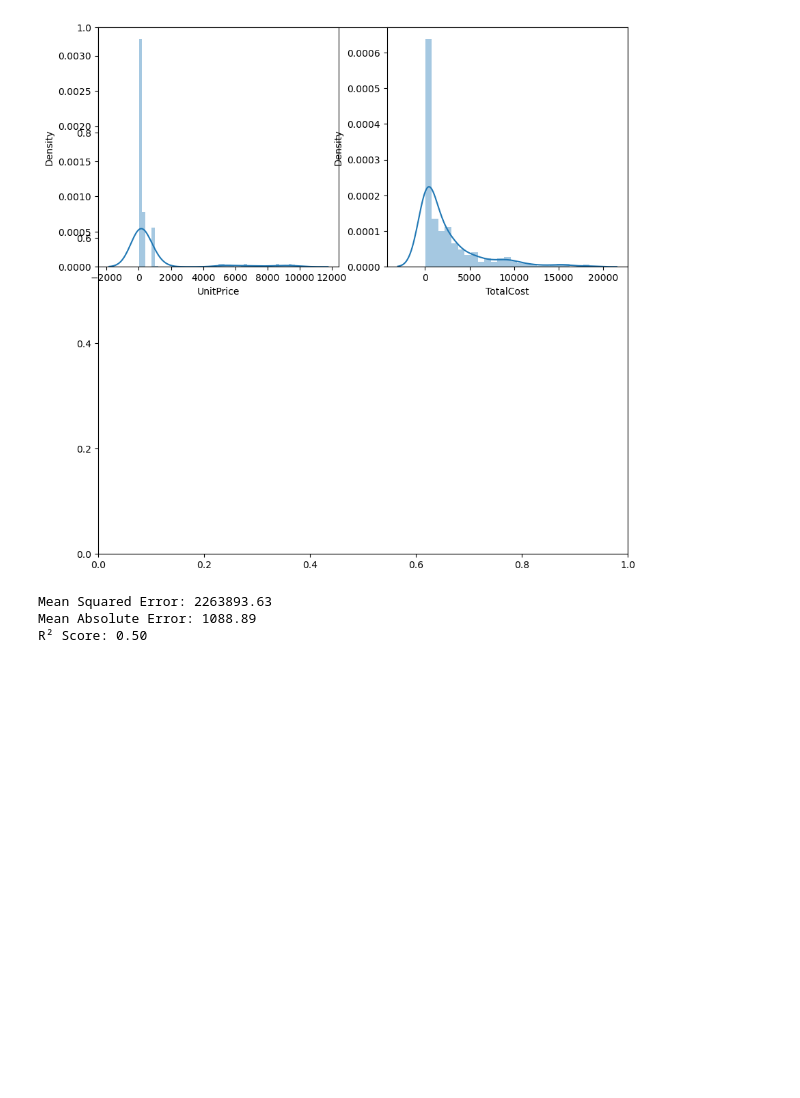
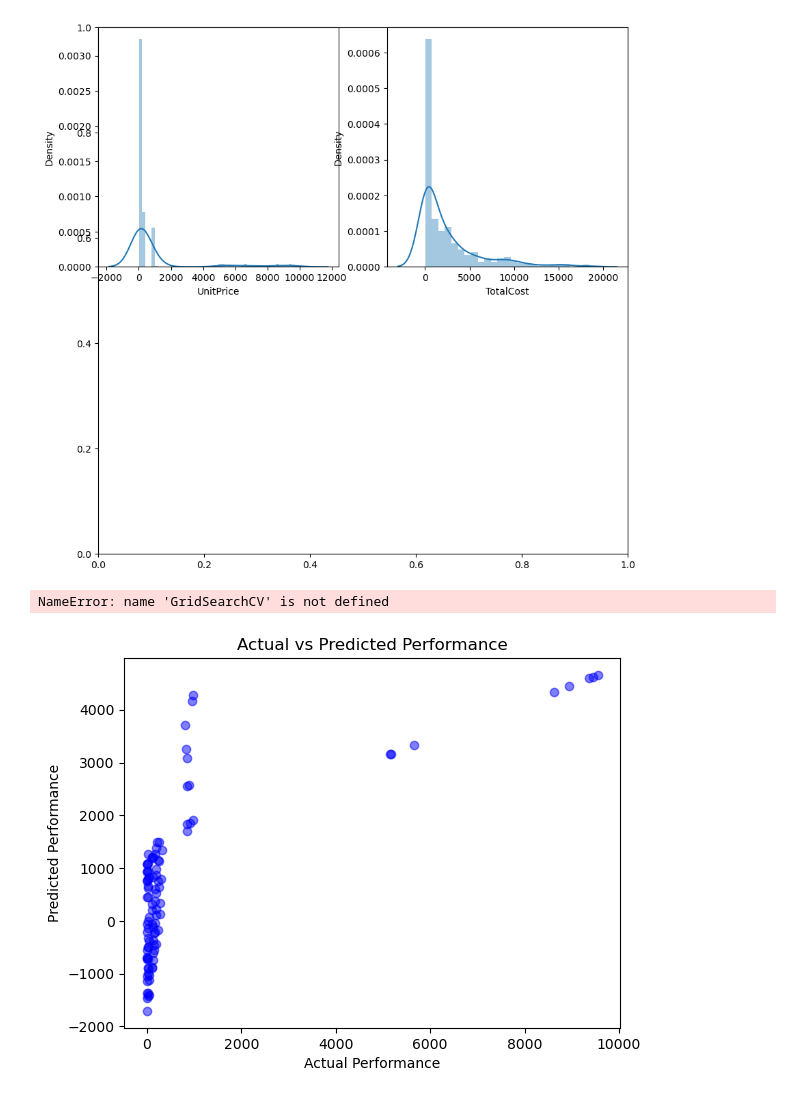
Before and after one commit to kxrrym03/Spend-Analysis, a Jupyter notebook: spend data analysis.ipynb, the cells around one changed output. Drawn from its saved outputs; the diff is of its cells as text; code cells hidden in the pictures; blank space fills up the shorter version.

```diff
--- a/spend data analysis.ipynb
+++ b/spend data analysis.ipynb
@@ -94,27 +94,65 @@ plt.show()
 # %% [output]
 [figure]
 # %%
-# Predicting performance
-X = data.drop(columns=['UnitPrice', 'TransactionID', 'ItemName', 'Category', 'PurchaseDate', 'Supplier', 'Buyer'])
-y = data['UnitPrice']
-X_train, X_test, y_train, y_test = train_test_split(X, y, test_size=0.2, random_state=42)
+df_encoded = data.copy()
+label_encoders = {}
 
+# Encode the target variable
+le_target = LabelEncoder()
+df_encoded['Category'] = le_target.fit_transform(df_encoded['Category'])
+
+# Encode categorical features
+categorical_cols = ['ItemName', 'Buyer']
+for col in categorical_cols:
+    le = LabelEncoder()
+    df_encoded[col] = le.fit_transform(df_encoded[col])
+    label_encoders[col] = le
+
+# Features and targets
+X = df_encoded.drop(columns=['TransactionID', 'Quantity', 'UnitPrice', 'TotalCost', 'PurchaseDate', 'Buyer', 'Supplier'])
+y = df_encoded['Category']
+
+# Scale features
 scaler = StandardScaler()
-X_train = scaler.fit_transform(X_train)
-X_test = scaler.transform(X_test)
+X_scaled = scaler.fit_transform(X)
 
-model = LinearRegression()
-model.fit(X_train, y_train)
+# Train test split
+X_train, X_test, y_train, y_test = train_test_split(X_scaled, y, test_size=0.2, random_state=42)
 
-y_pred = model.predict(X_test)
-mse = mean_squared_error(y_test, y_pred)
-mae = mean_absolute_error(y_test, y_pred)
-r2 = r2_score(y_test, y_pred)
+# Grid searcg for best svm polynomial parameters
+param_grid = {
+    'C': [1],
+    'degree': [2],
+    'gamma': ['scale'],
+    'kernel': ['poly']
+}
 
-print(f'Mean Squared Error: {mse:.2f}')
-print(f'Mean Absolute Error: {mae:.2f}')
-print(f'R² Score: {r2:.2f}')
+grid_search = GridSearchCV(SVC(), param_grid, cv=5, scoring='accuracy', n_jobs=-1)
+grid_search.fit(X_train, y_train)
+
+# Best model from grid search
+svm_model = grid_search.best_estimator_
+
+# Predict and evaluate
+y_pred = svm_model.predict(X_test)
+conf_matrix = confusion_matrix(y_test, y_pred)
+class_report = classification_report(
+    y_test,
+    y_pred,
+    labels=np.unique(y_pred),
+    target_names=le_target.inverse_transform(np.unique(y_pred)))
+
+# Results
+print("Best parameters:", grid_search.best_params_)
+print("\nConfusion matrix:\n", conf_matrix)
+print("\nClassification report:\n", class_report)
 # %% [output]
-Mean Squared Error: 2263893.63
-Mean Absolute Error: 1088.89
-R² Score: 0.50
+NameError: name 'GridSearchCV' is not defined
+# %%
+plt.scatter(y_test, y_pred, color='blue', alpha=0.5)
+plt.xlabel("Actual Performance")
+plt.ylabel("Predicted Performance")
+plt.title("Actual vs Predicted Performance")
+plt.show()
+# %% [output]
+[figure, added]
```
Also changed, not shown: parts of 1 cell of this notebook.
